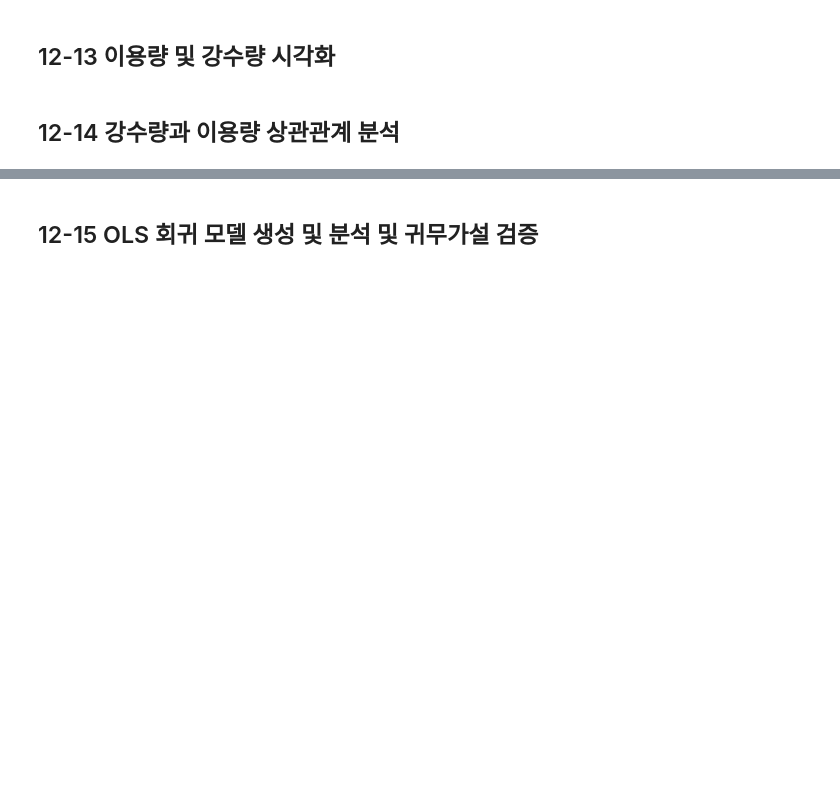
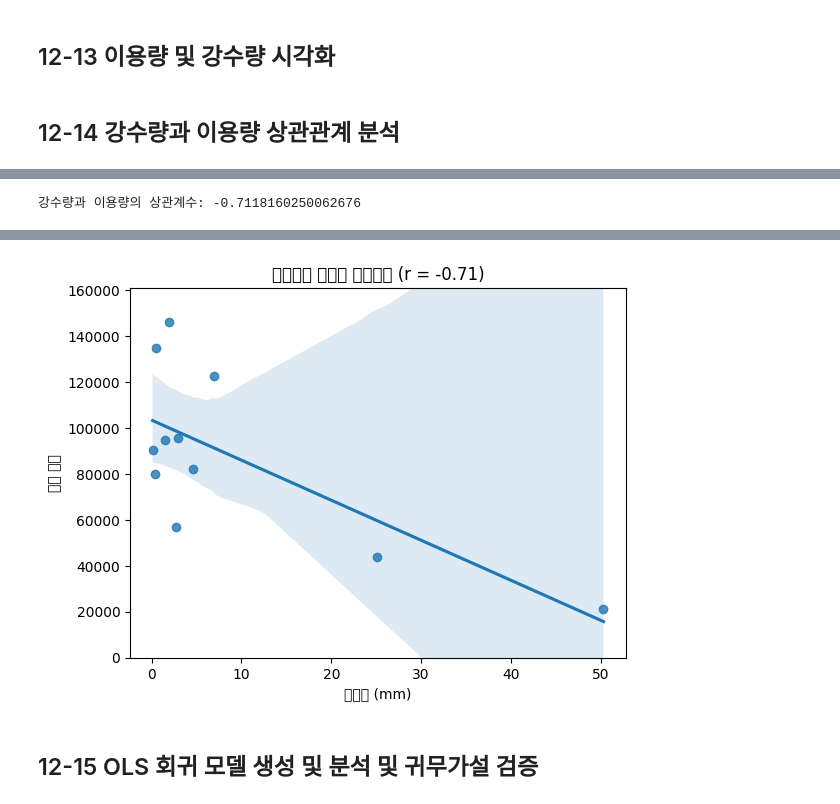
Before and after one commit to Isekai6280/Data-Analysis-with-Open-Source, a Jupyter notebook: 12강 연습.ipynb, the cells around one changed output, grey strips where cells are left out. Cells and saved outputs as stored; diff of their text form; code cells hidden in the pictures; blank space fills up the shorter version.

```diff
--- a/12강 연습.ipynb
+++ b/12강 연습.ipynb
@@ -172,14 +389,14 @@ rain_df.head(5)
 ## '일시' 컬럼 datetime 형식으로 변환
 rain_df['일시'] = pd.to_datetime(rain_df['일시'], format='%Y-%m-%d')
 ## '강수량(mm)' 컬럼 결측치 0으로 채우기
-
+rain_df['강수량(mm)'] = rain_df['강수량(mm)'].fillna(0)
 ## 불필요한 컬럼 제거
 rain_df.drop(columns=['\t지점번호', 'Unnamed: 6'], inplace=True)
 # %% [markdown]
 ## 12-12 일자별 이용량 데이터와 강수량 데이터 병합
 # %%
 ## 일자별 이용량과 강수량 데이터 병합 (daily_usage_gf의 기준_날짜, rain_df의 일시를 기준으로 결합)
-
+merged_df = pd.merge(daily_usage_df, rain_df, how='left', left_on='기준_날짜', right_on='일시')
 ## 'count' 컬럼명 '이용량'으로 변경
 merged_df.rename(columns={'count': '이용량'}, inplace=True)
 ## 병합된 데이터프레임 상위 5행 출력
@@ -216,7 +440,8 @@ corr = merged_onlyrain_df['이용량'].corr(merged_onlyrain_df['강수량(mm)'])
 print("강수량과 이용량의 상관계수:", corr)
 
 ## 강수량과 이용량의 회귀선 그래프 생성
-
+ax = sns.regplot(x='강수량(mm)', y='이용량',
+                 data = merged_onlyrain_df)
 
 ## y축 범위 설정
 plt.ylim(0, merged_onlyrain_df['이용량'].max()*1.1)
@@ -227,3 +452,4 @@ plt.xlabel('강수량 (mm)')
 plt.ylabel('이용 건수')
 ## 그래프 표시
 plt.show()
+# %% [output]
@@ -229,0 +473 @@ plt.show()
+강수량과 이용량의 상관계수: -0.7118160250062676
@@ -230,3 +492,4 @@ plt.show()
+[figure, added]
 # %% [markdown]
 ## 12-15 OLS 회귀 모델 생성 및 분석 및 귀무가설 검증
 # %%
```
Also changed, not shown: parts of 16 cells of this notebook.
